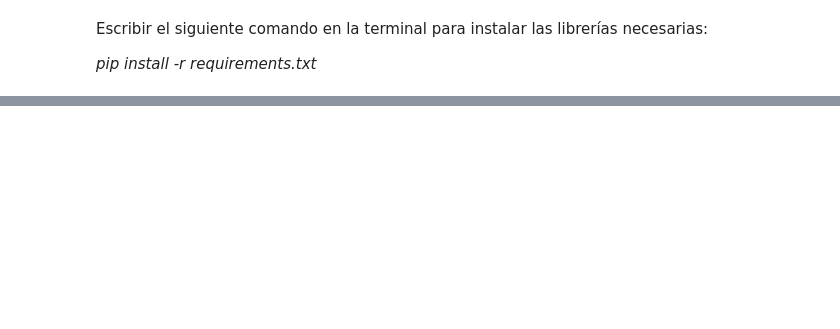
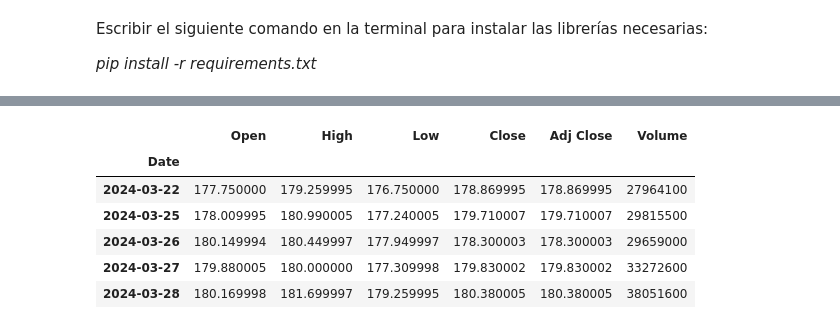
Before and after one commit to 01745134/proyectos-ingenieria, a Jupyter notebook: tarea1-modelacionVolatilidad.ipynb, the cells around one changed output, grey strips where cells are left out. Cells and saved outputs as stored; diff of their text form; code cells hidden in the pictures; blank space fills up the shorter version.

```diff
--- a/tarea1-modelacionVolatilidad.ipynb
+++ b/tarea1-modelacionVolatilidad.ipynb
@@ -24,0 +29,10 @@ df.head(5) # Visualizar las primeras 5 filas
+# %%
+df.tail(5) # Visualizar las últimas 5 filas
+# %% [output]
+|  | Open | High | Low | Close | Adj Close | Volume |
+| Date |  |  |  |  |  |  |
+| 2024-03-22 | 177.750000 | 179.259995 | 176.750000 | 178.869995 | 178.869995 | 27964100 |
+| 2024-03-25 | 178.009995 | 180.990005 | 177.240005 | 179.710007 | 179.710007 | 29815500 |
+| 2024-03-26 | 180.149994 | 180.449997 | 177.949997 | 178.300003 | 178.300003 | 29659000 |
+| 2024-03-27 | 179.880005 | 180.000000 | 177.309998 | 179.830002 | 179.830002 | 33272600 |
+| 2024-03-28 | 180.169998 | 181.699997 | 179.259995 | 180.380005 | 180.380005 | 38051600 |
```
Also changed, not shown: parts of 15 cells of this notebook.
